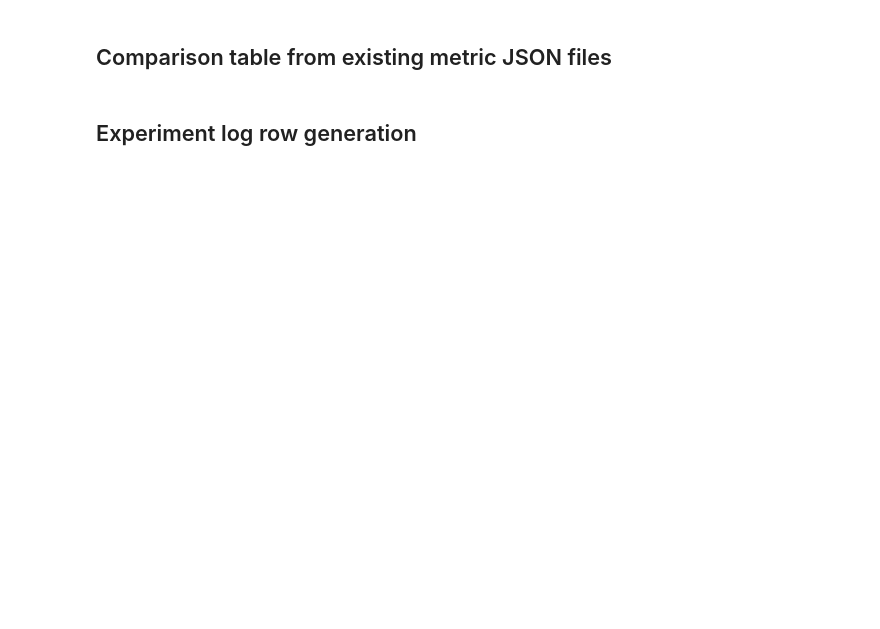
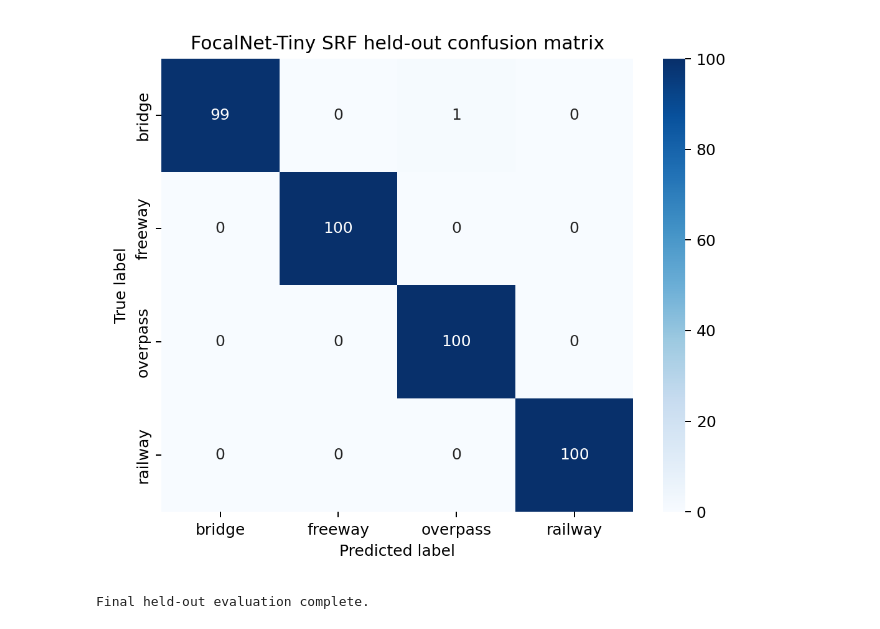
Before and after one commit to JoshDui/CSC3109_Project, a Jupyter notebook: notebooks/06_focalnet_training_and_evaluation.ipynb, the cells around one changed output. Saved outputs shown, nothing was run; the diff lists cells and outputs as text; code cells hidden in the pictures; blank space fills up the shorter version.

```diff
--- a/notebooks/06_focalnet_training_and_evaluation.ipynb
+++ b/notebooks/06_focalnet_training_and_evaluation.ipynb
@@ -382,15 +867,15 @@ This section is the only place where `data/raw/val` is evaluated. Run it once af
 # %%
-assert RUN_LABEL == 'final', 'Final held-out evaluation requires the final run configuration.'
-assert PRETRAINED is True, 'Final/reportable held-out evaluation requires ImageNet pretrained FocalNet.'
 checkpoint_path = OUTPUT_DIR / 'best_model.pt'
-assert checkpoint_path.exists(), f'Missing checkpoint: {checkpoint_path}'
+if not checkpoint_path.exists():
+    raise FileNotFoundError(f'Missing checkpoint: {checkpoint_path}')
 checkpoint = torch.load(checkpoint_path, map_location='cpu', weights_only=False)
 
 heldout_dataset = datasets.ImageFolder(
     HELDOUT_VAL_DIR,
     transform=build_eval_transform(IMAGE_SIZE, mean=mean, std=std, interpolation=interpolation),
 )
-assert heldout_dataset.class_to_idx == checkpoint['class_to_idx'], (heldout_dataset.class_to_idx, checkpoint['class_to_idx'])
+if heldout_dataset.class_to_idx != checkpoint['class_to_idx']:
+    raise ValueError((heldout_dataset.class_to_idx, checkpoint['class_to_idx']))
 heldout_loader = DataLoader(heldout_dataset, batch_size=BATCH_SIZE, shuffle=False, num_workers=NUM_WORKERS, pin_memory=device.type == 'cuda')
 
 final_model = build_timm_classifier(
@@ -406,9 +891,27 @@ heldout_metrics = classification_metrics(heldout_true, heldout_pred, class_names
 heldout_metrics['loss'] = float(heldout_loss)
 heldout_metrics['source_data_dir'] = 'data/raw/val'
 heldout_metrics['checkpoint_path'] = 'model/focalnet_tiny_srf_notebook/final/best_model.pt'
+heldout_metrics['run_id'] = checkpoint.get('run_id', checkpoint.get('run_config', {}).get('run_id'))
+heldout_metrics['checkpoint_epoch'] = int(checkpoint['epoch'])
+heldout_metrics['selection_reason'] = checkpoint.get('selection_reason')
+heldout_metrics['heldout_samples'] = len(heldout_dataset)
+heldout_metrics['errors'] = int((np.asarray(heldout_true) != np.asarray(heldout_pred)).sum())
 
 write_metrics_json(heldout_metrics, REPORT_DIR / 'metrics.json')
 save_confusion_matrix_plot(heldout_metrics['confusion_matrix'], class_names, REPORT_DIR / 'confusion_matrix.png', title='FocalNet-Tiny SRF held-out confusion matrix')
-display(pd.DataFrame([heldout_metrics])[['accuracy', 'macro_precision', 'macro_recall', 'macro_f1', 'loss']])
+
+display(pd.DataFrame([{
+    'run_id': heldout_metrics['run_id'],
+    'checkpoint_epoch': heldout_metrics['checkpoint_epoch'],
+    'selection_reason': heldout_metrics['selection_reason'],
+    'heldout_samples': heldout_metrics['heldout_samples'],
+    'errors': heldout_metrics['errors'],
+    'accuracy': heldout_metrics['accuracy'],
+    'macro_precision': heldout_metrics['macro_precision'],
+    'macro_recall': heldout_metrics['macro_recall'],
+    'macro_f1': heldout_metrics['macro_f1'],
+    'loss': heldout_metrics['loss'],
+}]))
 display(Image.open(REPORT_DIR / 'confusion_matrix.png'))
-print('Wrote final held-out evaluation to reports/focalnet_tiny_srf_notebook_eval')
+print('Final held-out evaluation complete.')
+# %% [output]
@@ -415,2 +920,2 @@ print('Wrote final held-out evaluation to reports/focalnet_tiny_srf_notebook_eva
+[figure, added]
+Final held-out evaluation complete.
-# %% [markdown]
-## Comparison table from existing metric JSON files
@@ -438,2 +921,0 @@ display(comparison_df)
-# %% [markdown]
-## Experiment log row generation
```
Also changed, not shown: parts of 36 cells of this notebook, 2 other files.
